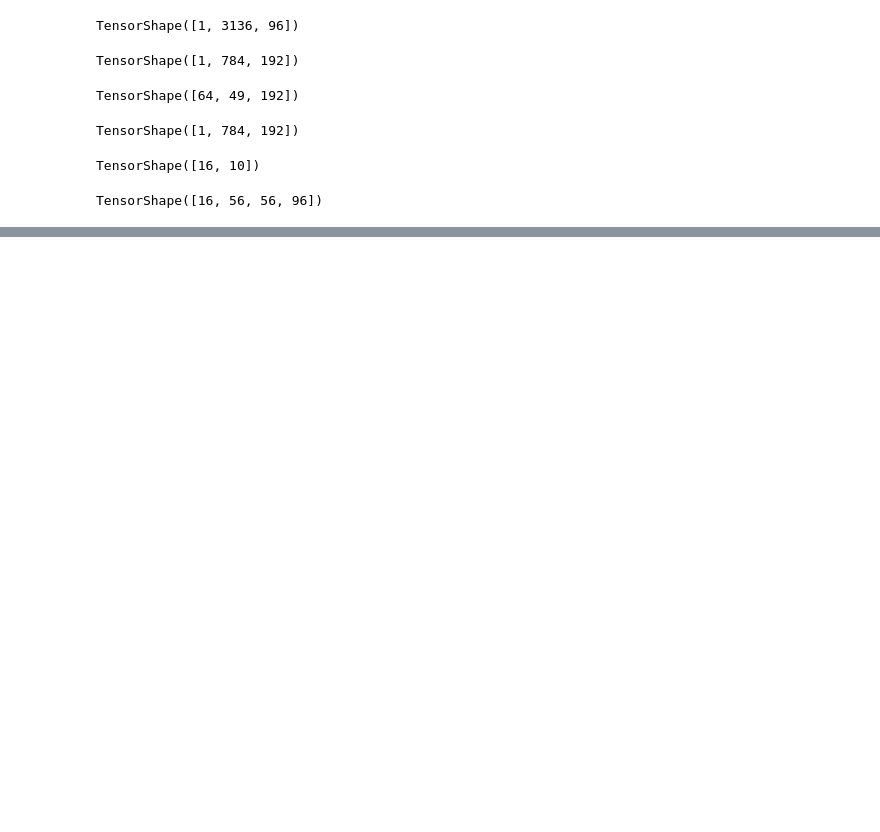
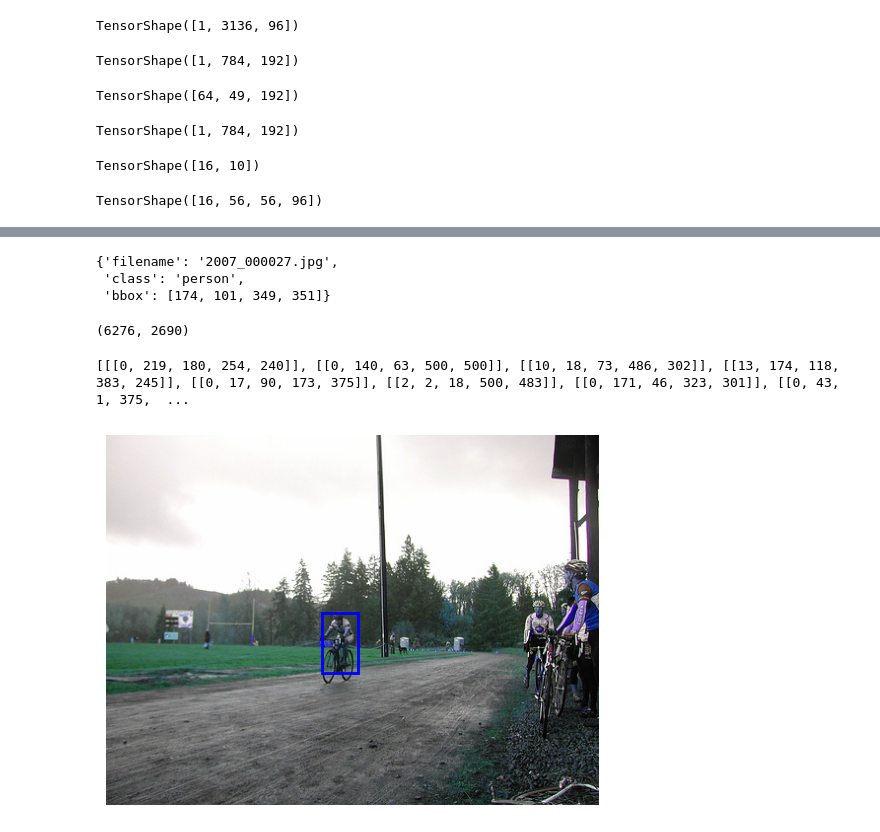
Before and after one commit to advsinha17/SwinUnet-MultiFace-Facenet, a Jupyter notebook: task1/tests.ipynb, the cells around one changed output, grey strips where cells are left out. Cells and saved outputs as stored; diff of their text form; code cells hidden in the pictures; blank space fills up the shorter version.

Commit message:
feat: add dataset generator and related helper functions

```diff
--- a/task1/tests.ipynb
+++ b/task1/tests.ipynb
@@ -58,0 +64,28 @@ out.shape
+# %%
+annotations = get_annotations(os.path.join(os.getcwd(), 'data/Annotations/'))
+annotations[0]
+# %% [output]
+{'filename': '2007_000027.jpg',
+ 'class': 'person',
+ 'bbox': [174, 101, 349, 351]}
+# %%
+train, test = split_data(annotations, 0.7)
+len(train), len(test)
+# %% [output]
+(6276, 2690)
+# %%
+data_gen = DataGenerator(train)
+for img, label in data_gen:
+    print(label)
+    break
+# %% [output]
+[[[0, 219, 180, 254, 240]], [[0, 140, 63, 500, 500]], [[10, 18, 73, 486, 302]], [[13, 174, 118, 383, 245]], [[0, 17, 90, 173, 375]], [[2, 2, 18, 500, 483]], [[0, 171, 46, 323, 301]], [[0, 43, 1, 375,  ...
+# %%
+img = cv2.imread(os.path.join(os.getcwd(), 'data/JPEGImages/', train[0]['filename']))
+plt.imshow(img)
+axis = plt.gca()
+coords = (train[0]['bbox'][0], train[0]['bbox'][1]), train[0]['bbox'][2] - train[0]['bbox'][0] + 1, train[0]['bbox'][3] - train[0]['bbox'][1] + 1
+axis.add_patch(plt.Rectangle(*coords, fill=False, edgecolor='blue', linewidth=2))
+plt.axis('off');
+# %% [output]
+[figure, added]
```
Also changed, not shown: parts of 2 cells of this notebook, 2 other files.
